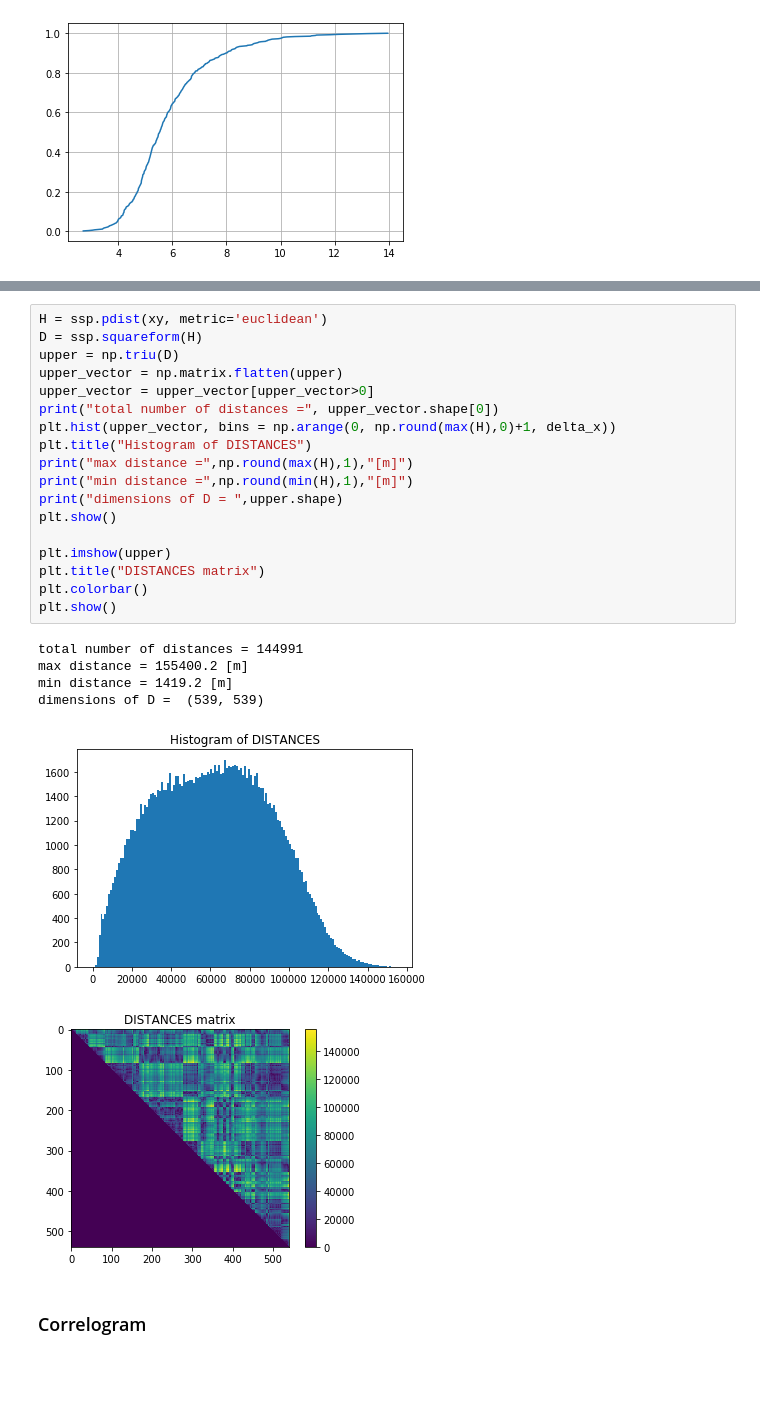
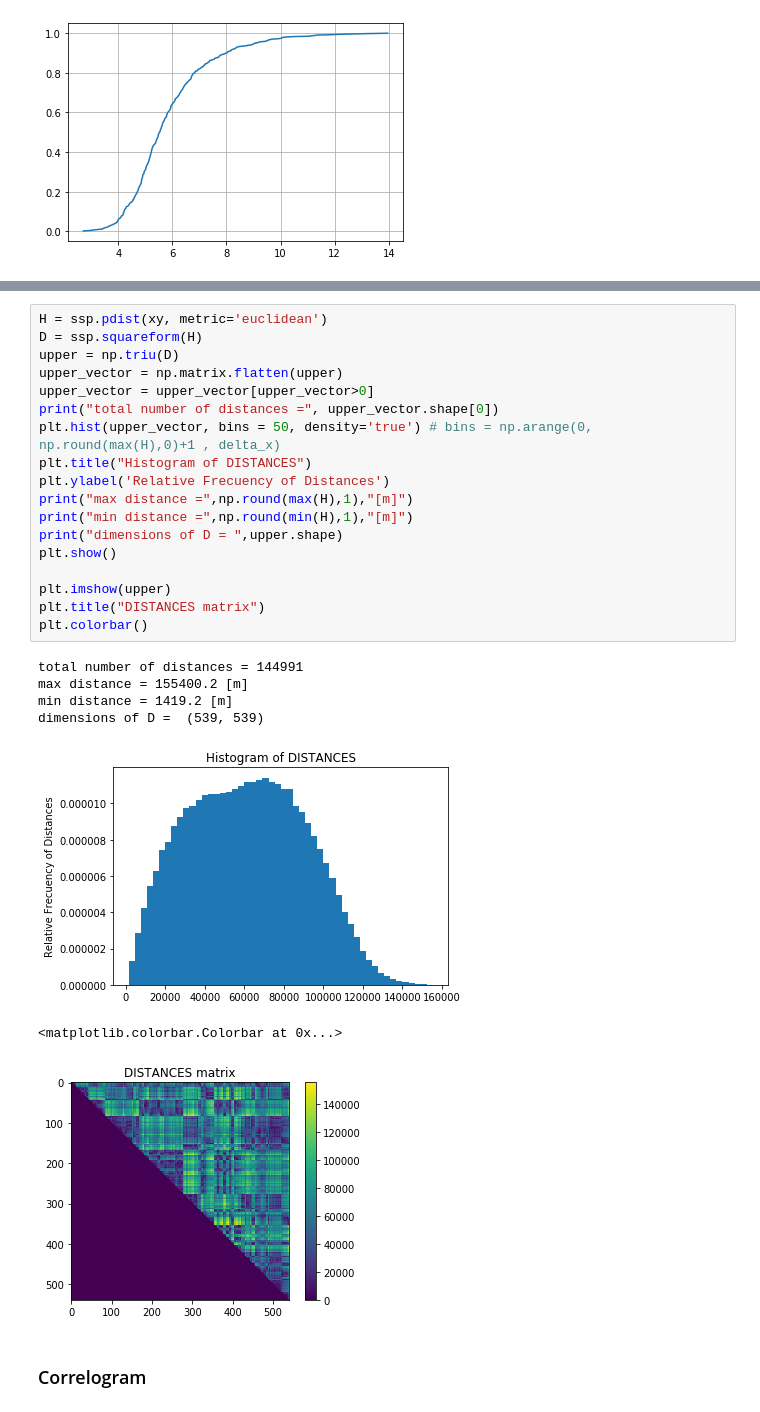
Before and after one commit to sazuluagaz/Geostatistics_Project, a Jupyter notebook: SGS_code_Jimmy_external_data.ipynb, the cells around one changed output, grey strips where cells are left out. Cells and saved outputs as stored; diff of their text form; blank space fills up the shorter version.

```diff
--- a/SGS_code_Jimmy_external_data.ipynb
+++ b/SGS_code_Jimmy_external_data.ipynb
@@ -120,27 +114,28 @@ min z value = -2.897175253454857
 # %%
 H = ssp.pdist(xy, metric='euclidean')
 D = ssp.squareform(H)
 upper = np.triu(D)
 upper_vector = np.matrix.flatten(upper)
 upper_vector = upper_vector[upper_vector>0]
 print("total number of distances =", upper_vector.shape[0])
-plt.hist(upper_vector, bins = np.arange(0, np.round(max(H),0)+1, delta_x))
+plt.hist(upper_vector, bins = 50, density='true') # bins = np.arange(0, np.round(max(H),0)+1 , delta_x)
 plt.title("Histogram of DISTANCES")
+plt.ylabel('Relative Frecuency of Distances')
 print("max distance =",np.round(max(H),1),"[m]")
 print("min distance =",np.round(min(H),1),"[m]")
 print("dimensions of D = ",upper.shape)
 plt.show()
 
 plt.imshow(upper)
 plt.title("DISTANCES matrix")
 plt.colorbar()
-plt.show()
 # %% [output]
 total number of distances = 144991
 max distance = 155400.2 [m]
 min distance = 1419.2 [m]
 dimensions of D =  (539, 539)
-[figure, old version]
+[figure, new version]
+<matplotlib.colorbar.Colorbar at 0x...>
 [figure]
 # %% [markdown]
 ### Correlogram
```
Also changed, not shown: parts of 17 cells of this notebook, 11 other files.
